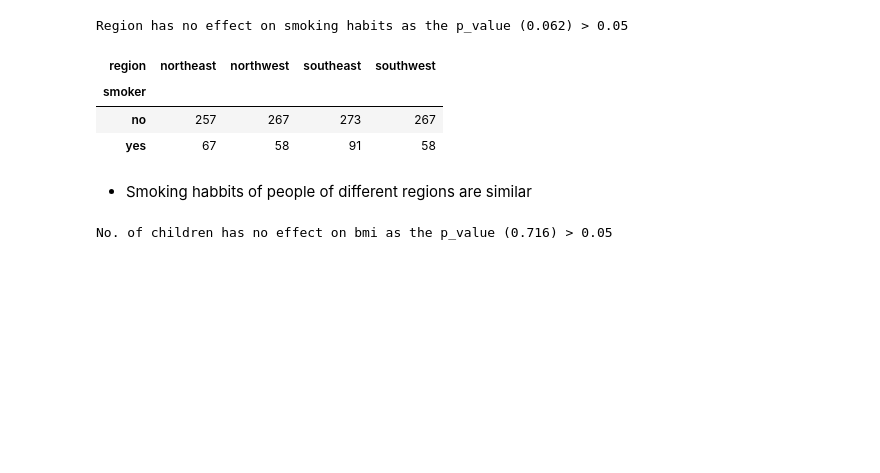
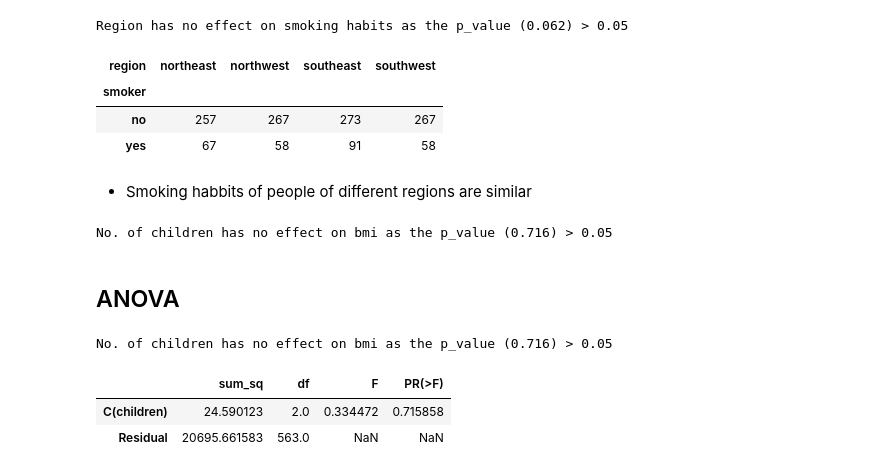
Before and after one commit to abdullahcayde/Portfolio_Projects, a Jupyter notebook: 01 - EDA_Project_Insurance/EDAproject.ipynb, the cells around one changed output. Drawn from its saved outputs; the diff is of its cells as text; code cells hidden in the pictures; blank space fills up the shorter version.

```diff
--- a/01 - EDA_Project_Insurance/EDAproject.ipynb
+++ b/01 - EDA_Project_Insurance/EDAproject.ipynb
@@ -402,3 +401,34 @@ else:
     print(f'{Ho} as the p_value ({p_value.round(3)}) > 0.05')
 # %% [output]
 No. of children has no effect on bmi as the p_value (0.716) > 0.05
+# %% [markdown]
+## ANOVA
+# %%
+# Solution with Anova Table
+# Is the distribution of bmi across women with no children, one child and two children, the same ?
+
+import pandas as pd
+insurance_df = pd.read_csv("insurance-data.csv")
+female_df = insurance_df.loc[(insurance_df.sex == 'female') & (insurance_df.children < 3)]
+
+import statsmodels.api as sm
+from statsmodels.formula.api import ols
+
+Ho = "No. of children has no effect on bmi"   # Stating the Null Hypothesis
+Ha = "No. of children has an effect on bmi"   # Stating the Alternate Hypothesis
+
+model = ols('bmi ~ C(children)', data=female_df).fit()
+anova_table = sm.stats.anova_lm(model, typ=2)
+p_value = anova_table['PR(>F)'][0]
+
+if p_value < 0.05:  # Setting our significance level at 5%
+    print(f'{Ha} as the p_value ({p_value.round(3)}) < 0.05')
+else:
+    print(f'{Ho} as the p_value ({p_value.round(3)}) > 0.05')
+
+anova_table
+# %% [output]
+No. of children has no effect on bmi as the p_value (0.716) > 0.05
+|  | sum_sq | df | F | PR(>F) |
+| C(children) | 24.590123 | 2.0 | 0.334472 | 0.715858 |
+| Residual | 20695.661583 | 563.0 | NaN | NaN |
```
Also changed, not shown: parts of 1 cell of this notebook, 10 other files.
